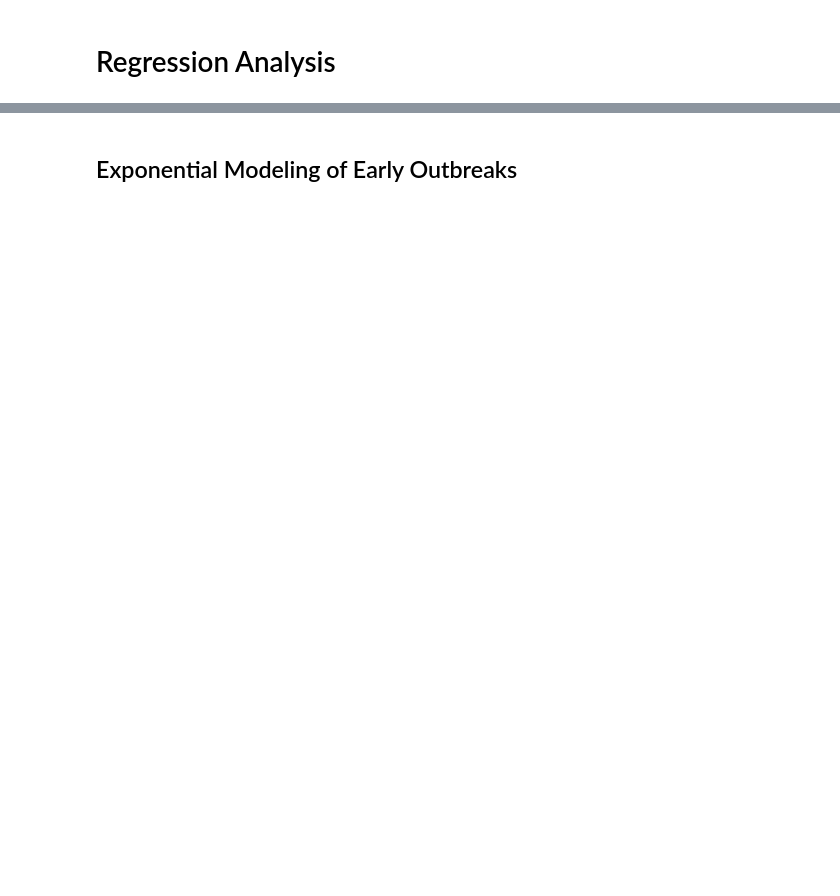
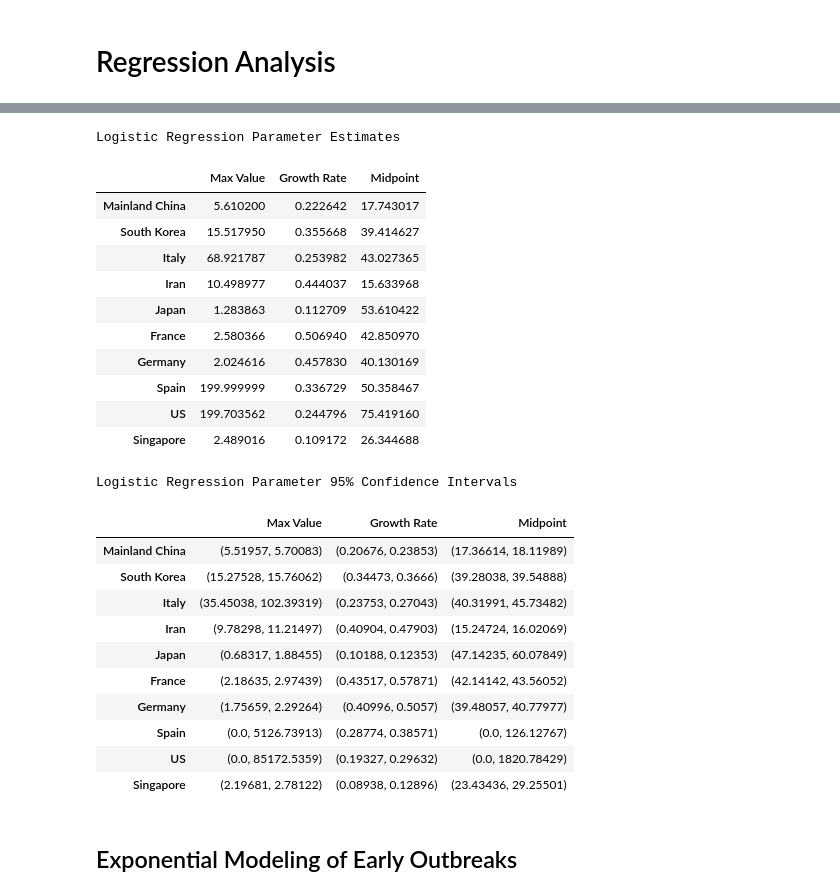
Before and after one commit to jpoles1/open_covid19, a Jupyter notebook: COVID-19.ipynb, the cells around one changed output, grey strips where cells are left out. Cells and saved outputs as stored; diff of their text form; code cells hidden in the pictures; blank space fills up the shorter version.

Commit message:
Adding confidence intervals to logistic regression

```diff
--- a/COVID-19.ipynb
+++ b/COVID-19.ipynb
@@ -105,0 +121,48 @@ for c in list(confirmed.T.sum().sort_values(ascending=False).head(10).index):
+# %%
+def logist_reg(country_name: str, forecast_days: int = 5, show_ci: bool = True):
+    def logist_fn(x, a, b, c):
+        return a / (1 + np.exp(-b*(x-c)))
+    reg_data = 100000 * confirmed_by_days(country_name) / current_pop(country_name)
+    try:
+        param_est, param_cov = curve_fit(logist_fn, reg_data.index.values, reg_data.values, bounds=(0, [200, 1, 100]))
+        #compute 1x StDev errors for params
+        param_stdev = np.sqrt(np.diag(param_cov))
+        pred_data = logist_fn(range(len(reg_data.index) + forecast_days), *param_est)
+        formula_str = "%0.2f / (1 + exp(-%0.2f(x-%0.2f)))" % (param_est[0], param_est[1], param_est[2])
+        if show_ci and np.all(np.less(param_stdev, [20, 10, 5])):
+            plot_stdev = param_stdev * [1, 1, -1]
+            pred_data_upper = logist_fn(range(len(reg_data.index) + forecast_days), *np.maximum([0,0,0], param_est + 2*plot_stdev))
+            pred_data_lower = logist_fn(range(len(reg_data.index) + forecast_days), *np.maximum([0,0,0], param_est - 2*plot_stdev))
+            pd.DataFrame([pred_data, reg_data, pred_data_upper, pred_data_lower], index=[formula_str, "Actual", "Upper", "Lower"]).T.iplot(
+                title="Forecasting COVID-19 Confirmed Cases: " + country_name,
+                xTitle="Days since first confirmed case in country",
+                yTitle="# of confirmed cases per 100,000 people",
+                dash=["solid", "solid", "dash", "dash"],
+                legend="bottom"
+            )
+        else:
+          pd.DataFrame([pred_data, reg_data], index=[formula_str, "Actual"]).T.iplot(
+            title="Forecasting COVID-19 Confirmed Cases: " + country_name,
+            xTitle="Days since first confirmed case in country",
+            yTitle="# of confirmed cases per 100,000 people",
+            dash=["dash", "solid"],
+            legend="bottom"
+          )
+        return (param_est, param_stdev)
+    except RuntimeError:
+        print("Failed to generate adequate regression for: " + country_name)
+        return [None, None, None, None]
+logist_param_est = []
+logist_param_stdev = []
+country_list = list(confirmed.T.sum().sort_values(ascending=False).head(10).index)
+for c in country_list:
+    res = logist_reg(c)
+    logist_param_est.append(res[0])
+    logist_param_stdev.append(res[1])
+print("Logistic Regression Parameter Estimates")
+display(pd.DataFrame(logist_param_est, index=country_list, columns=["Max Value", "Growth Rate", "Midpoint"]))
+logist_param_95ci = [zip(np.maximum([0, 0, 0], x - 2*logist_param_stdev[i]).round(5), np.maximum([0, 0, 0], x + 2*logist_param_stdev[i]).round(5)) for i,x in enumerate(logist_param_est)]
+print("")
+print("Logistic Regression Parameter 95% Confidence Intervals")
+display(pd.DataFrame(logist_param_95ci, index=country_list, columns=["Max Value", "Growth Rate", "Midpoint"]))
+# %% [output]
@@ -106,3 +179,27 @@ for c in list(confirmed.T.sum().sort_values(ascending=False).head(10).index):
+Logistic Regression Parameter Estimates
+|  | Max Value | Growth Rate | Midpoint |
+| Mainland China | 5.610200 | 0.222642 | 17.743017 |
+| South Korea | 15.517950 | 0.355668 | 39.414627 |
+| Italy | 68.921787 | 0.253982 | 43.027365 |
+| Iran | 10.498977 | 0.444037 | 15.633968 |
+| Japan | 1.283863 | 0.112709 | 53.610422 |
+| France | 2.580366 | 0.506940 | 42.850970 |
+| Germany | 2.024616 | 0.457830 | 40.130169 |
+| Spain | 199.999999 | 0.336729 | 50.358467 |
+| US | 199.703562 | 0.244796 | 75.419160 |
+| Singapore | 2.489016 | 0.109172 | 26.344688 |
+Logistic Regression Parameter 95% Confidence Intervals
+|  | Max Value | Growth Rate | Midpoint |
+| Mainland China | (5.51957, 5.70083) | (0.20676, 0.23853) | (17.36614, 18.11989) |
+| South Korea | (15.27528, 15.76062) | (0.34473, 0.3666) | (39.28038, 39.54888) |
+| Italy | (35.45038, 102.39319) | (0.23753, 0.27043) | (40.31991, 45.73482) |
+| Iran | (9.78298, 11.21497) | (0.40904, 0.47903) | (15.24724, 16.02069) |
+| Japan | (0.68317, 1.88455) | (0.10188, 0.12353) | (47.14235, 60.07849) |
+| France | (2.18635, 2.97439) | (0.43517, 0.57871) | (42.14142, 43.56052) |
+| Germany | (1.75659, 2.29264) | (0.40996, 0.5057) | (39.48057, 40.77977) |
+| Spain | (0.0, 5126.73913) | (0.28774, 0.38571) | (0.0, 126.12767) |
+| US | (0.0, 85172.5359) | (0.19327, 0.29632) | (0.0, 1820.78429) |
+| Singapore | (2.19681, 2.78122) | (0.08938, 0.12896) | (23.43436, 29.25501) |
 # %% [markdown]
 ## Exponential Modeling of Early Outbreaks
 # %%
```
Also changed, not shown: parts of 8 cells of this notebook.
